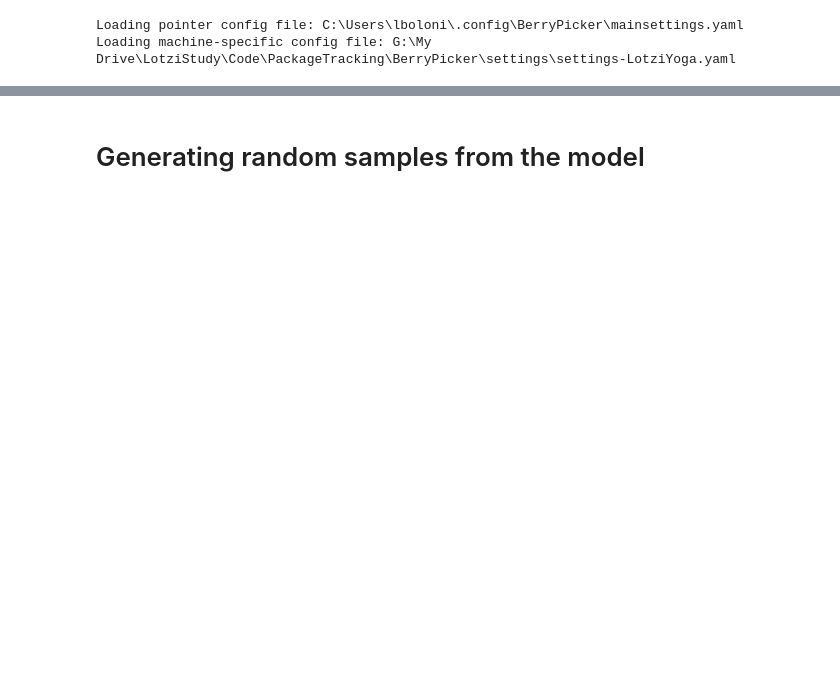
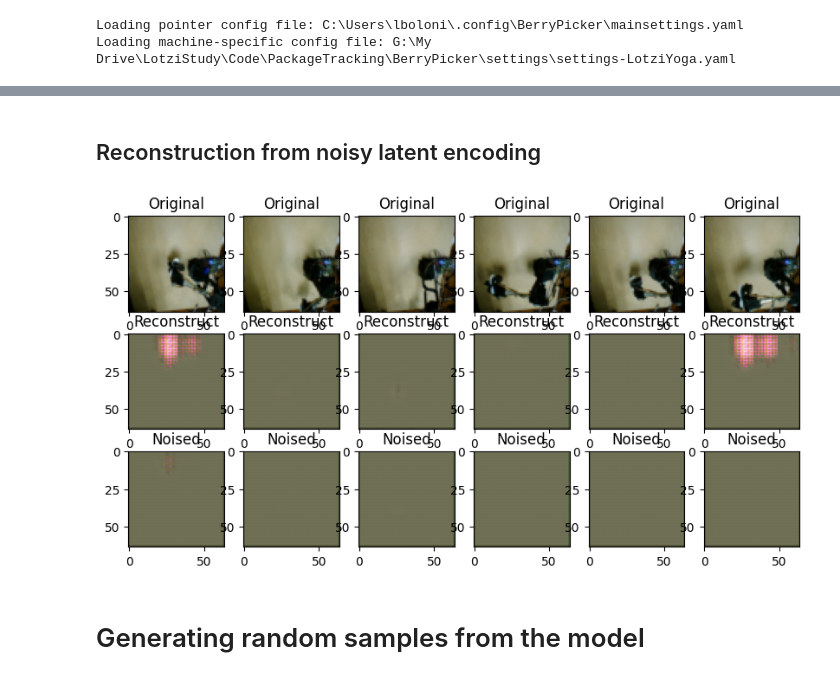
Before and after one commit to Sahara-Sheik/Robotic-Vision, a Jupyter notebook: src/sensorprocessing/Verify-Conv-VAE.ipynb, the cells around one changed output, grey strips where cells are left out. Saved outputs shown, nothing was run; the diff lists cells and outputs as text; code cells hidden in the pictures; blank space fills up the shorter version.

```diff
--- a/src/sensorprocessing/Verify-Conv-VAE.ipynb
+++ b/src/sensorprocessing/Verify-Conv-VAE.ipynb
@@ -141,3 +117,23 @@ axs[1].imshow(output_for_pic2)
+# %% [markdown]
+## Reconstruction from noisy latent encoding
+# %%
+# Visualize the original and reconstructed pictures
+fig, axs = plt.subplots(3, n, figsize=(10, 5))
+for i in range(n):
+    output, mu, logvar = visualize_VAE(sp, randomjpg[i], axs[0,i], axs[1,i])
+    # print(f"Pictures{i}\nmu={mu}\nlogvar={logvar}")
+    # this samples a new z with its logvar
+    z2 = sp.model.reparameterize(mu, logvar)
+    # adding some noise to the encoding (FIXME: add random noise)
+    for j in range(exp["latent_dims"]):
+        z2[0][j] = z2[0][j] + 0.001
+    #output2 = sp.model.decode(z2)
+    output2 = sp.model.decode(mu)
+    output_for_pic2 = output2[0].cpu().permute(1, 2, 0).detach().numpy()
+    axs[2,i].imshow(output_for_pic2)
+    axs[2,i].set_title("Noised")
+# %% [output]
+[figure, added]
 # %% [markdown]
 # Generating random samples from the model
 # %%
```
Also changed, not shown: parts of 11 cells of this notebook, 1 other file.
